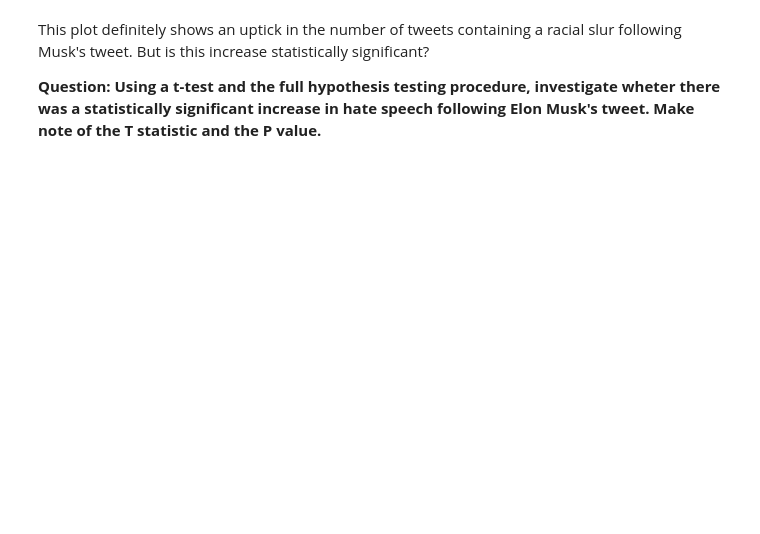
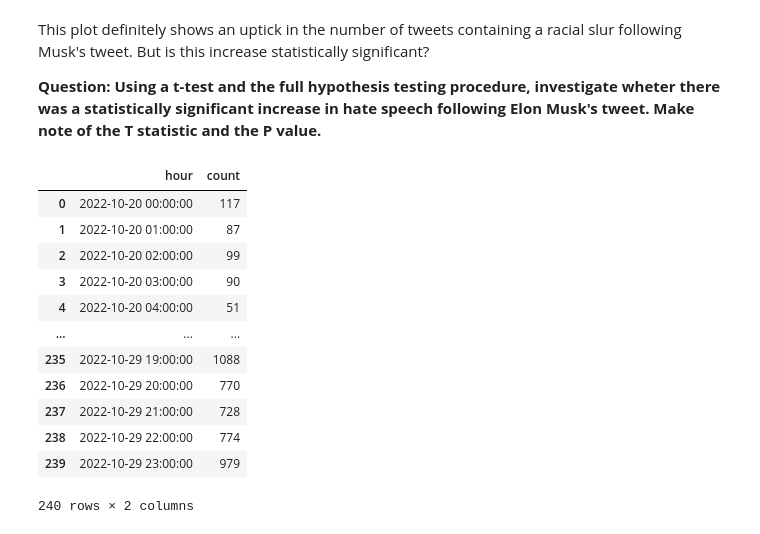
Before and after one commit to Chloe1111322/QM2, a Jupyter notebook: notebooks/W06. Hypothesis Testing.ipynb, the cells around one changed output. Saved outputs shown, nothing was run; the diff lists cells and outputs as text; code cells hidden in the pictures; blank space fills up the shorter version.

```diff
--- a/notebooks/W06. Hypothesis Testing.ipynb
+++ b/notebooks/W06. Hypothesis Testing.ipynb
@@ -321,3 +333,19 @@ plt.gca().xaxis.set_major_formatter(mdates.DateFormatter('%d/%m'))
 This plot definitely shows an uptick in the number of tweets containing a racial slur following Musk's tweet. But is this increase statistically significant?
 
 **Question: Using a t-test and the full hypothesis testing procedure, investigate wheter there was a statistically significant increase in hate speech following Elon Musk's tweet. Make note of the T statistic and the P value.**
+# %%
+tweets
+# %% [output]
+|  | hour | count |
+| 0 | 2022-10-20 00:00:00 | 117 |
+| 1 | 2022-10-20 01:00:00 | 87 |
+| 2 | 2022-10-20 02:00:00 | 99 |
+| 3 | 2022-10-20 03:00:00 | 90 |
+| 4 | 2022-10-20 04:00:00 | 51 |
+| ... | ... | ... |
+| 235 | 2022-10-29 19:00:00 | 1088 |
+| 236 | 2022-10-29 20:00:00 | 770 |
+| 237 | 2022-10-29 21:00:00 | 728 |
+| 238 | 2022-10-29 22:00:00 | 774 |
+| 239 | 2022-10-29 23:00:00 | 979 |
+240 rows × 2 columns
```
Also changed, not shown: parts of 12 cells of this notebook.
